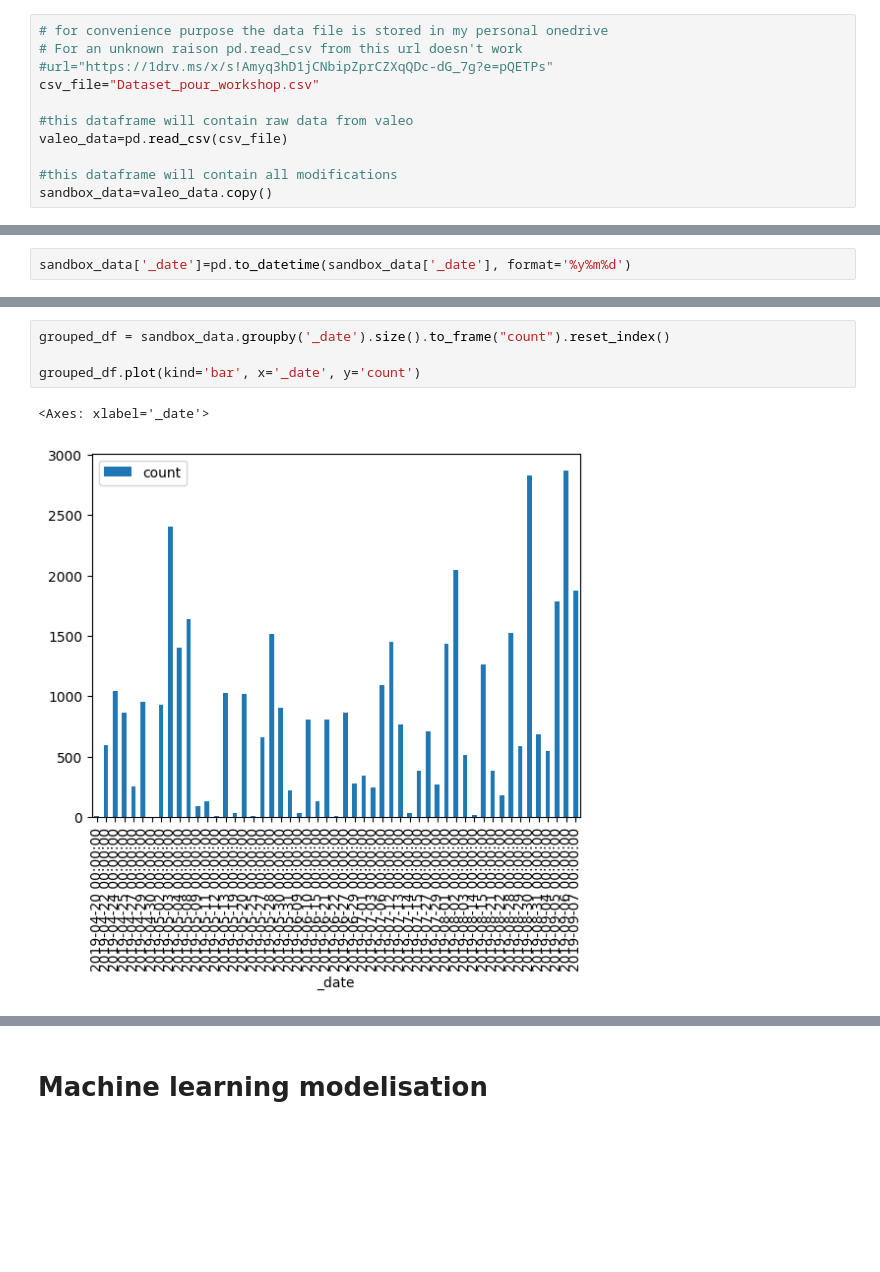
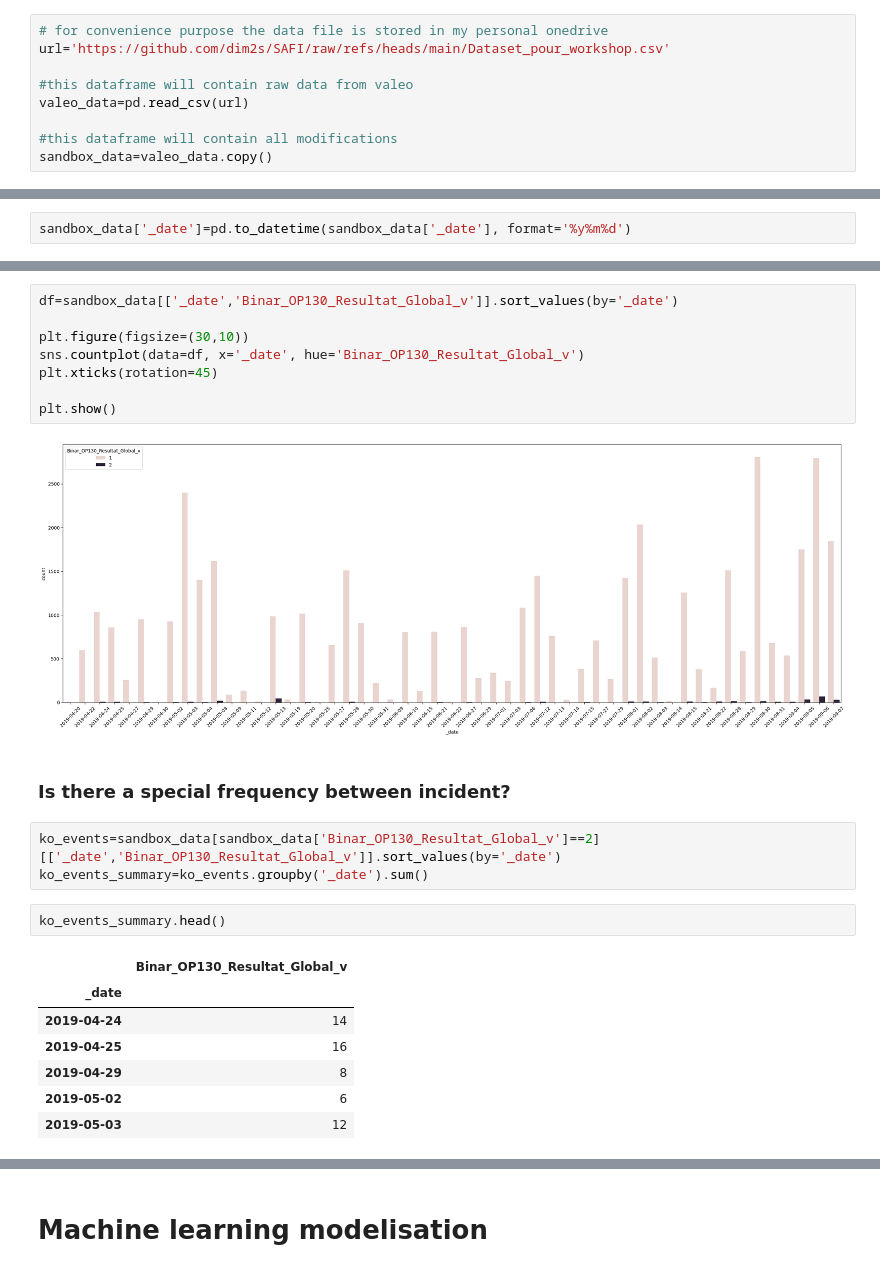
Before and after one commit to dim2s/SAFI, a Jupyter notebook: M06_VALEO_mini_project.ipynb, the cells around one changed output, grey strips where cells are left out. Saved outputs shown, nothing was run; the diff lists cells and outputs as text; blank space fills up the shorter version.

```diff
--- a/M06_VALEO_mini_project.ipynb
+++ b/M06_VALEO_mini_project.ipynb
@@ -26,12 +31,10 @@ from sklearn.metrics import roc_auc_score, classification_report, confusion_matr
 #Datasets import
 # %%
 # for convenience purpose the data file is stored in my personal onedrive
-# For an unknown raison pd.read_csv from this url doesn't work
-#url="https://1drv.ms/x/s!Amyq3hD1jCNbipZprCZXqQDc-dG_7g?e=pQETPs"
-csv_file="Dataset_pour_workshop.csv"
+url='https://github.com/dim2s/SAFI/raw/refs/heads/main/Dataset_pour_workshop.csv'
 
 #this dataframe will contain raw data from valeo
-valeo_data=pd.read_csv(csv_file)
+valeo_data=pd.read_csv(url)
 
 #this dataframe will contain all modifications
 sandbox_data=valeo_data.copy()
@@ -109,7 +95,25 @@ grouped_df.head()
-# %%
-grouped_df = sandbox_data.groupby('_date').size().to_frame("count").reset_index()
-
-grouped_df.plot(kind='bar', x='_date', y='count')
-# %% [output]
-<Axes: xlabel='_date'>
-[figure, removed]
+# %%
+df=sandbox_data[['_date','Binar_OP130_Resultat_Global_v']].sort_values(by='_date')
+
+plt.figure(figsize=(30,10))
+sns.countplot(data=df, x='_date', hue='Binar_OP130_Resultat_Global_v')
+plt.xticks(rotation=45)
+
+plt.show()
+# %% [output]
+[figure, added]
+# %% [markdown]
+### Is there a special frequency between incident?
+# %%
+ko_events=sandbox_data[sandbox_data['Binar_OP130_Resultat_Global_v']==2][['_date','Binar_OP130_Resultat_Global_v']].sort_values(by='_date')
+ko_events_summary=ko_events.groupby('_date').sum()
+# %%
+ko_events_summary.head()
+# %% [output]
+|  | Binar_OP130_Resultat_Global_v |
+| _date |  |
+| 2019-04-24 | 14 |
+| 2019-04-25 | 16 |
+| 2019-04-29 | 8 |
+| 2019-05-02 | 6 |
+| 2019-05-03 | 12 |
```
Also changed, not shown: parts of 3 cells of this notebook.
